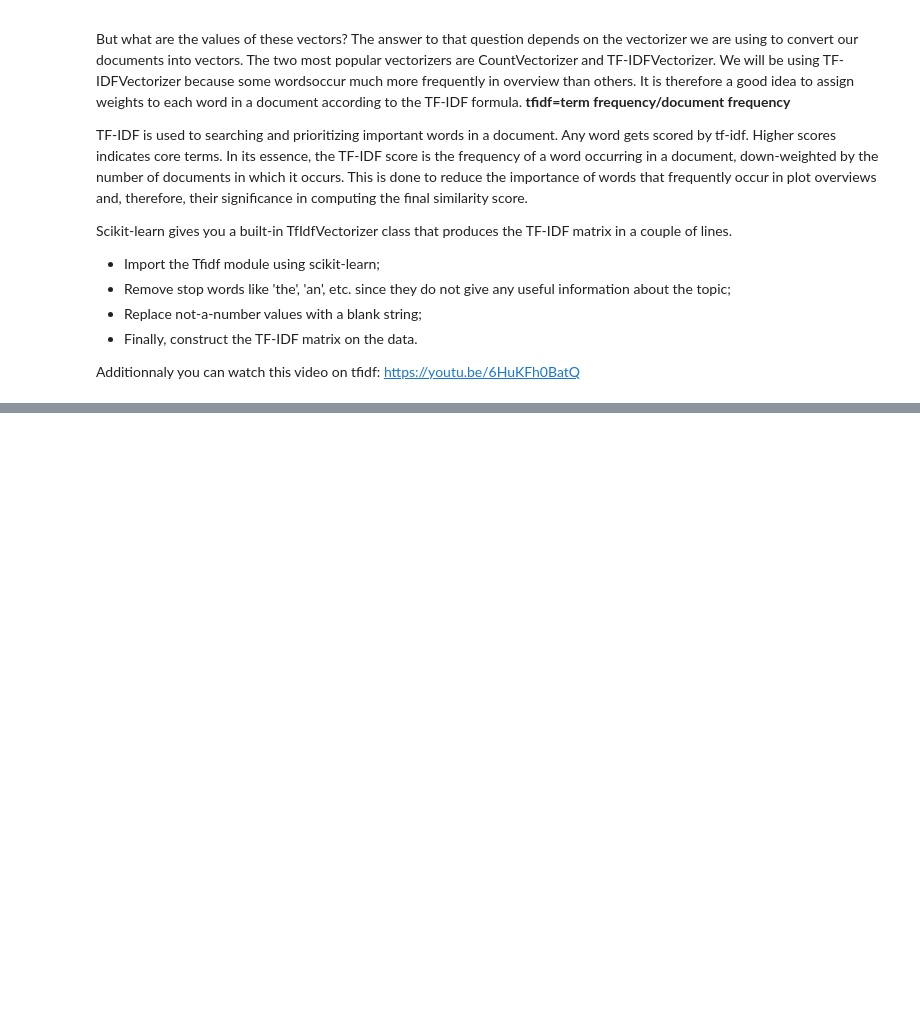
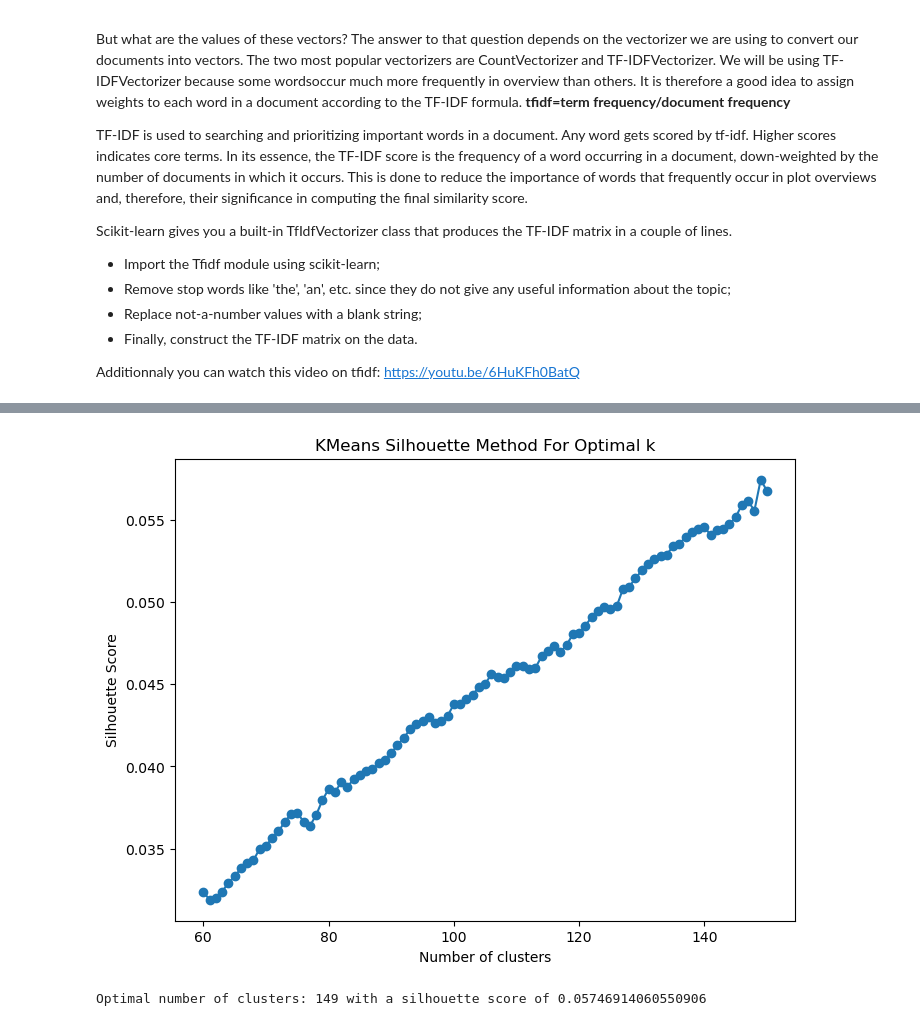
Before and after one commit to Lucvds99/AI_Challenges, a Jupyter notebook: ML 5 Challenge/Galaxy store.ipynb, the cells around one changed output, grey strips where cells are left out. Saved outputs shown, nothing was run; the diff lists cells and outputs as text; code cells hidden in the pictures; blank space fills up the shorter version.

```diff
--- a/ML 5 Challenge/Galaxy store.ipynb
+++ b/ML 5 Challenge/Galaxy store.ipynb
@@ -188,0 +202,31 @@ ImportError: umap.plot requires pandas matplotlib datashader bokeh holoviews sci
+# %%
+def plot_kmeans_silhouette_method(matrix, max_k=150):
+    silhouette_scores = []
+    k_values = range(60, max_k + 1)
+    best_k = 0
+    best_score = -1
+
+    for k in k_values:
+        kmeans = KMeans(n_clusters=k, random_state=42)
+        kmeans.fit(matrix)
+        score = silhouette_score(matrix, kmeans.labels_)
+        silhouette_scores.append(score)
+
+        if score > best_score:
+            best_score = score
+            best_k = k
+
+    plt.figure(figsize=(8, 6))
+    plt.plot(k_values, silhouette_scores, marker='o')
+    plt.xlabel('Number of clusters')
+    plt.ylabel('Silhouette Score')
+    plt.title('KMeans Silhouette Method For Optimal k')
+    plt.show()
+
+    print(f'Optimal number of clusters: {best_k} with a silhouette score of {best_score}')
+    return best_k
+
+best_k = plot_kmeans_silhouette_method(tfidf_matrix)
+# %% [output]
+[figure, added]
+Optimal number of clusters: 149 with a silhouette score of 0.05746914060550906
```
Also changed, not shown: parts of 5 cells of this notebook.
